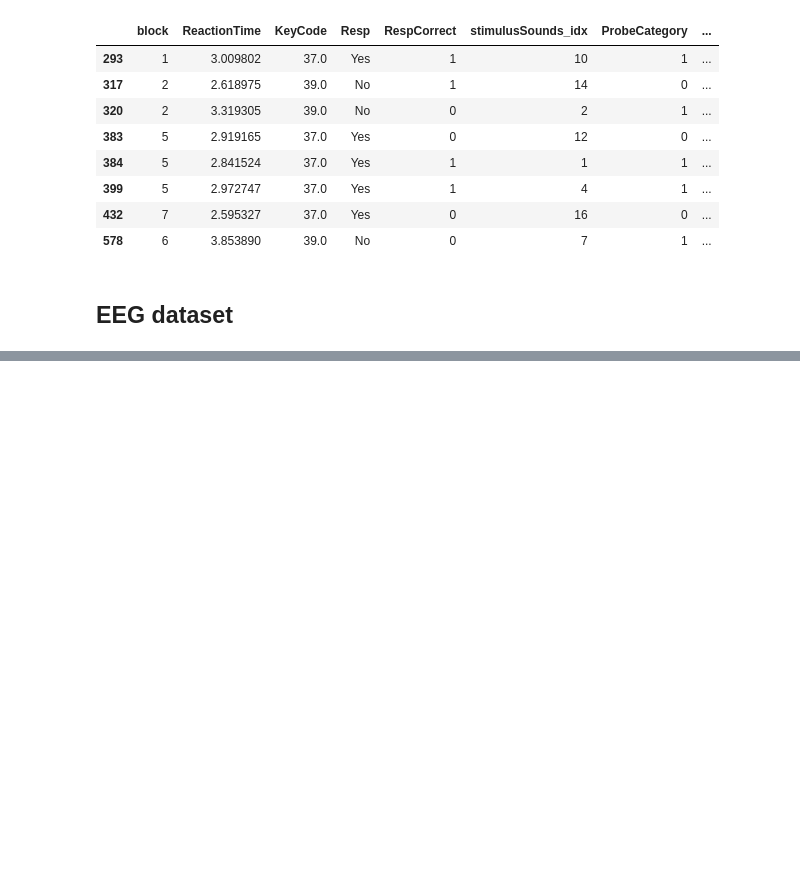
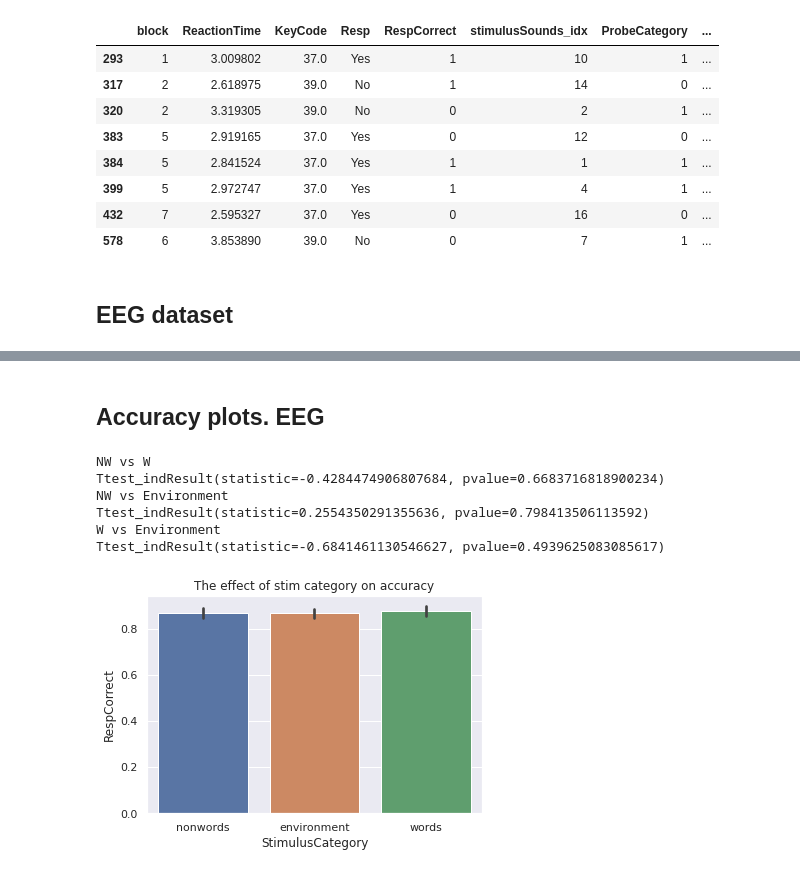
Before and after one commit to cristinarainich/Sternberg_analysis, a Jupyter notebook: Preprocessing_of_datasets_Environmental.ipynb, the cells around one changed output, grey strips where cells are left out. Drawn from its saved outputs; the diff is of its cells as text; code cells hidden in the pictures; blank space fills up the shorter version.

```diff
--- a/Preprocessing_of_datasets_Environmental.ipynb
+++ b/Preprocessing_of_datasets_Environmental.ipynb
@@ -270,0 +437,22 @@ ieeg_[(ieeg_['Resp'] != 'None') & (ieeg_['ReactionTime'] > 2.5)]
+# %% [markdown]
+## Accuracy plots. EEG
+# %%
+sns.barplot(x='StimulusCategory', y='RespCorrect', data = eeg_)
+pl.title('The effect of stim category on accuracy');
+print('NW vs W')
+x, y = eeg_[eeg_['StimulusCategory'] == 'nonwords']['RespCorrect'], eeg_[eeg_['StimulusCategory'] == 'words']['RespCorrect']
+print(ttest(x,y))
+print('NW vs Environment')
+x, y = eeg_[eeg_['StimulusCategory'] == 'nonwords']['RespCorrect'], eeg_[eeg_['StimulusCategory'] == 'environment']['RespCorrect']
+print(ttest(x,y))
+print('W vs Environment')
+x, y = eeg_[eeg_['StimulusCategory'] == 'environment']['RespCorrect'], eeg_[eeg_['StimulusCategory'] == 'words']['RespCorrect']
+print(ttest(x,y))
+# %% [output]
+NW vs W
+Ttest_indResult(statistic=-0.4284474906807684, pvalue=0.6683716818900234)
+NW vs Environment
+Ttest_indResult(statistic=0.2554350291355636, pvalue=0.798413506113592)
+W vs Environment
+Ttest_indResult(statistic=-0.6841461130546627, pvalue=0.4939625083085617)
+[figure, added]
```
Also changed, not shown: parts of 35 cells of this notebook.
